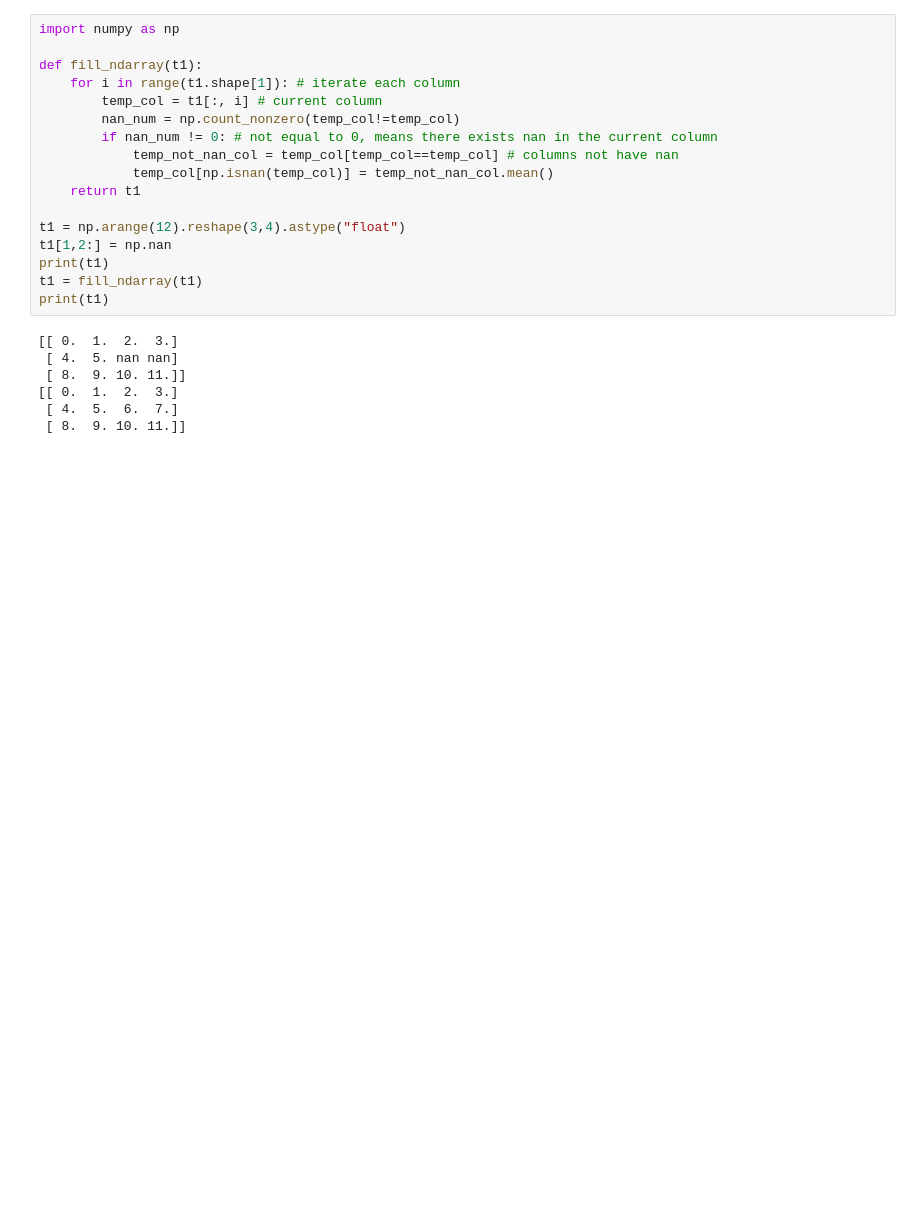
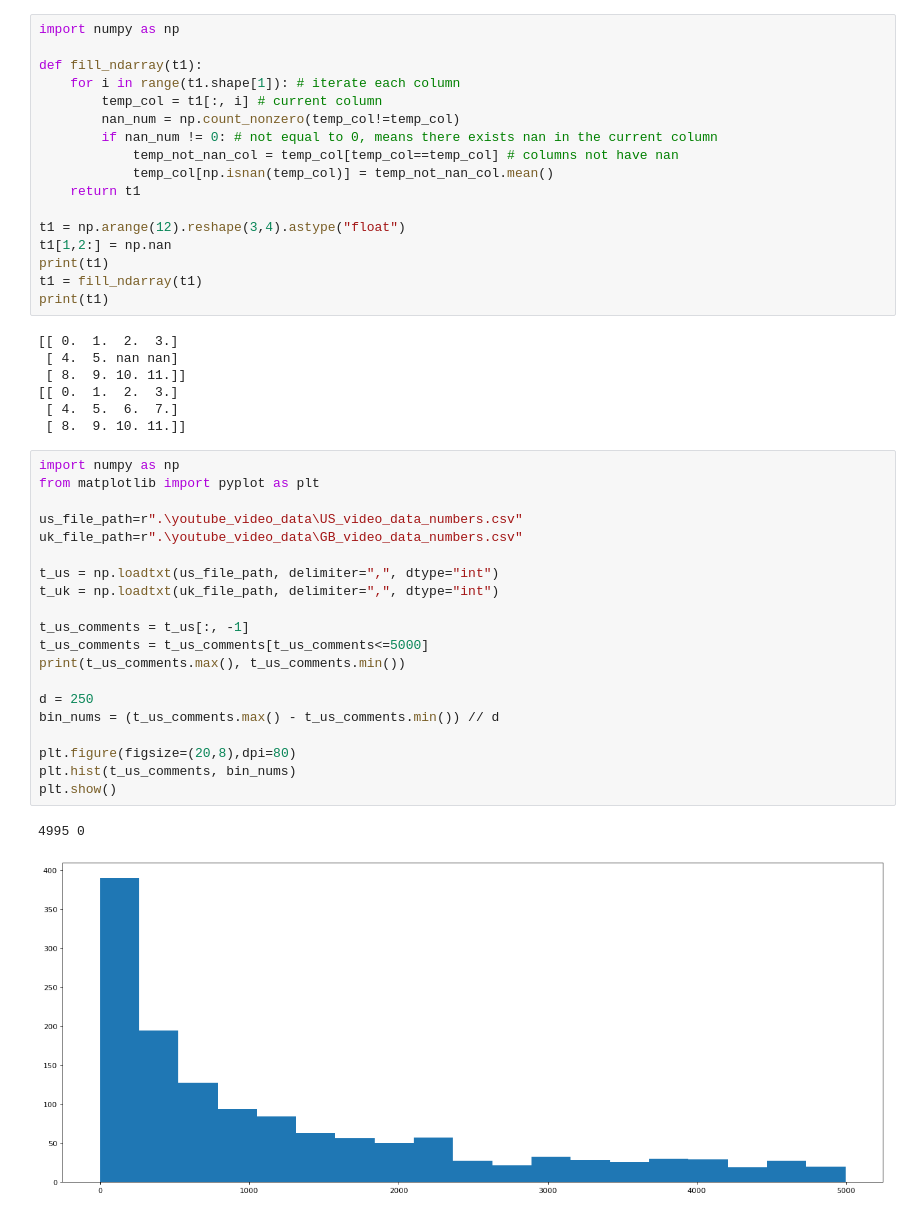
Before and after one commit to songlin81/PYReport, a Jupyter notebook: Data Analytics/103_Numpy.ipynb, the cells around one changed output. Drawn from its saved outputs; the diff is of its cells as text; blank space fills up the shorter version.

```diff
--- a/Data Analytics/103_Numpy.ipynb
+++ b/Data Analytics/103_Numpy.ipynb
@@ -632,3 +632,26 @@ print(t1)
 [[ 0.  1.  2.  3.]
  [ 4.  5.  6.  7.]
  [ 8.  9. 10. 11.]]
+# %%
+import numpy as np
+from matplotlib import pyplot as plt
+
+us_file_path=r".\youtube_video_data\US_video_data_numbers.csv"
+uk_file_path=r".\youtube_video_data\GB_video_data_numbers.csv"
+
+t_us = np.loadtxt(us_file_path, delimiter=",", dtype="int")
+t_uk = np.loadtxt(uk_file_path, delimiter=",", dtype="int")
+
+t_us_comments = t_us[:, -1]
+t_us_comments = t_us_comments[t_us_comments<=5000]
+print(t_us_comments.max(), t_us_comments.min())
+
+d = 250
+bin_nums = (t_us_comments.max() - t_us_comments.min()) // d
+
+plt.figure(figsize=(20,8),dpi=80)
+plt.hist(t_us_comments, bin_nums)
+plt.show()
+# %% [output]
+4995 0
+[figure, added]
```
